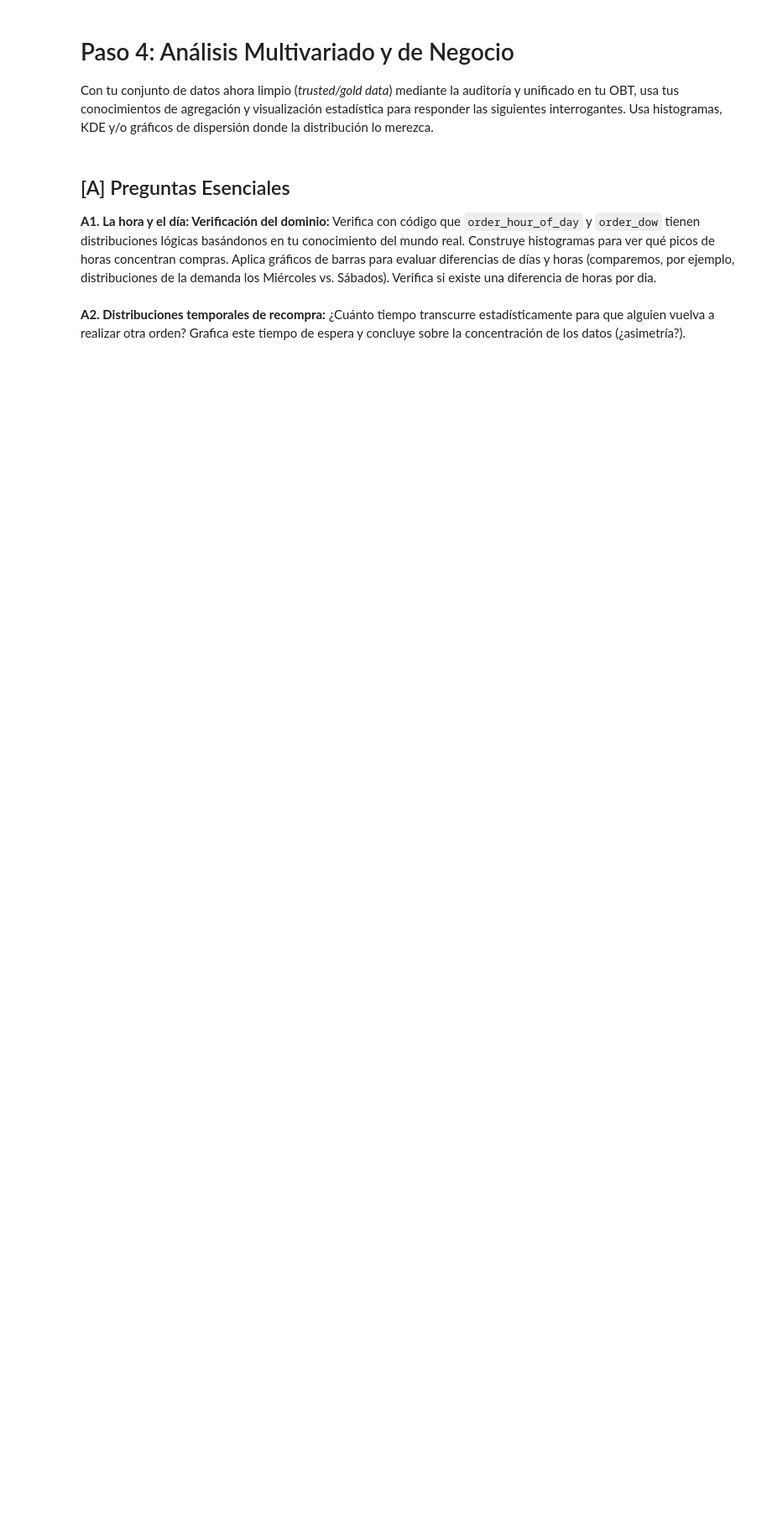
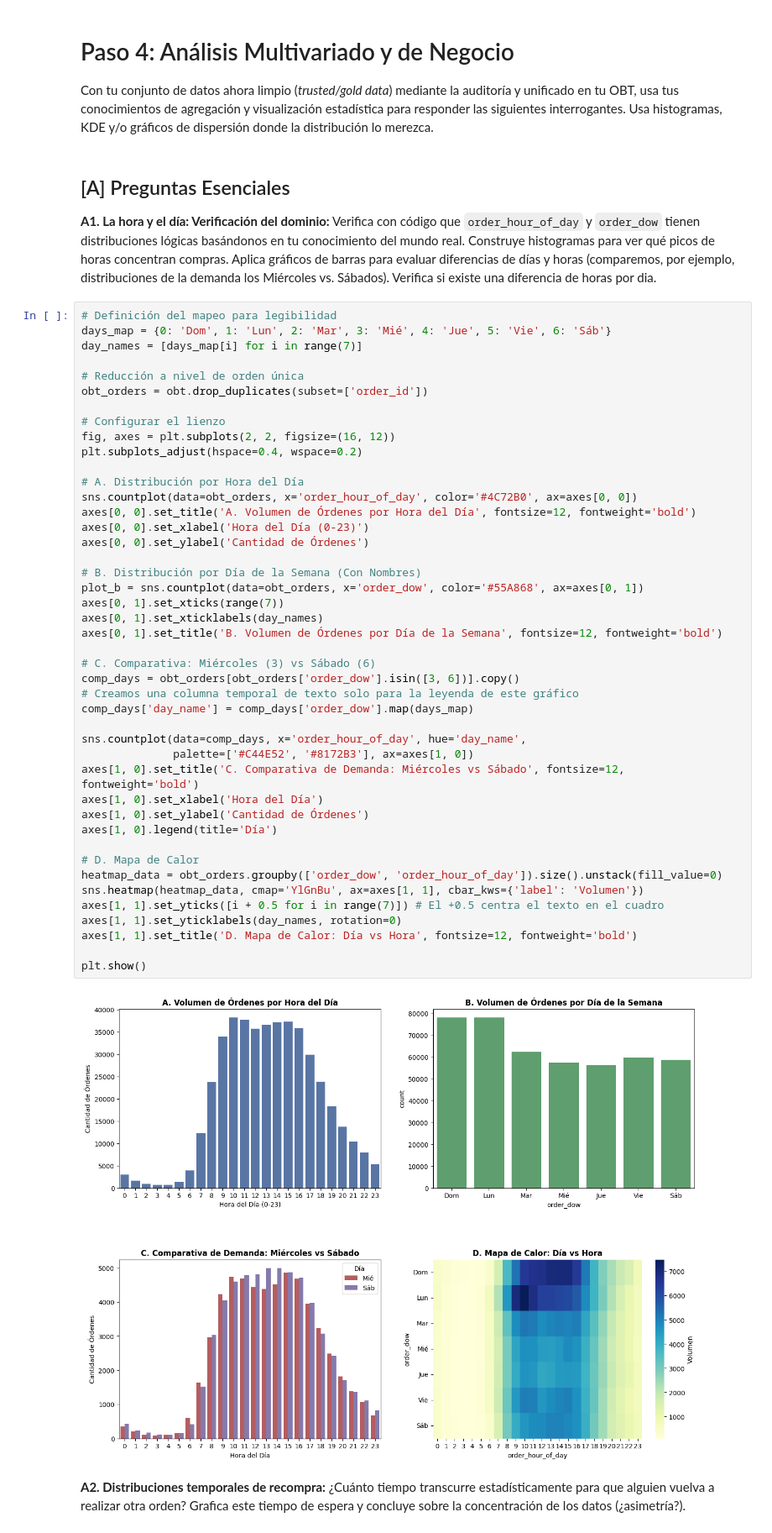
Before and after one commit to osbonilla/ds-week-2, a Jupyter notebook: taller_3_nombre_apellido.ipynb, the cells around one changed output. Shown at 84% size. Drawn from its saved outputs; the diff is of its cells as text; blank space fills up the shorter version.

```diff
--- a/taller_3_nombre_apellido.ipynb
+++ b/taller_3_nombre_apellido.ipynb
@@ -440,6 +442,52 @@ Con tu conjunto de datos ahora limpio (*trusted/gold data*) mediante la auditor
 
 **A1. La hora y el día: Verificación del dominio:**
 Verifica con código que `order_hour_of_day` y `order_dow` tienen distribuciones lógicas basándonos en tu conocimiento del mundo real. Construye histogramas para ver qué picos de horas concentran compras. Aplica gráficos de barras para evaluar diferencias de días y horas (comparemos, por ejemplo, distribuciones de la demanda los Miércoles vs. Sábados). Verifica si existe una diferencia de horas por dia.
+# %%
+# Definición del mapeo para legibilidad
+days_map = {0: 'Dom', 1: 'Lun', 2: 'Mar', 3: 'Mié', 4: 'Jue', 5: 'Vie', 6: 'Sáb'}
+day_names = [days_map[i] for i in range(7)]
+
+# Reducción a nivel de orden única
+obt_orders = obt.drop_duplicates(subset=['order_id'])
+
+# Configurar el lienzo
+fig, axes = plt.subplots(2, 2, figsize=(16, 12))
+plt.subplots_adjust(hspace=0.4, wspace=0.2)
+
+# A. Distribución por Hora del Día
+sns.countplot(data=obt_orders, x='order_hour_of_day', color='#4C72B0', ax=axes[0, 0])
+axes[0, 0].set_title('A. Volumen de Órdenes por Hora del Día', fontsize=12, fontweight='bold')
+axes[0, 0].set_xlabel('Hora del Día (0-23)')
+axes[0, 0].set_ylabel('Cantidad de Órdenes')
+
+# B. Distribución por Día de la Semana (Con Nombres)
+plot_b = sns.countplot(data=obt_orders, x='order_dow', color='#55A868', ax=axes[0, 1])
+axes[0, 1].set_xticks(range(7))
+axes[0, 1].set_xticklabels(day_names)
+axes[0, 1].set_title('B. Volumen de Órdenes por Día de la Semana', fontsize=12, fontweight='bold')
+
+# C. Comparativa: Miércoles (3) vs Sábado (6)
+comp_days = obt_orders[obt_orders['order_dow'].isin([3, 6])].copy()
+# Creamos una columna temporal de texto solo para la leyenda de este gráfico
+comp_days['day_name'] = comp_days['order_dow'].map(days_map)
+
+sns.countplot(data=comp_days, x='order_hour_of_day', hue='day_name',
+              palette=['#C44E52', '#8172B3'], ax=axes[1, 0])
+axes[1, 0].set_title('C. Comparativa de Demanda: Miércoles vs Sábado', fontsize=12, fontweight='bold')
+axes[1, 0].set_xlabel('Hora del Día')
+axes[1, 0].set_ylabel('Cantidad de Órdenes')
+axes[1, 0].legend(title='Día')
+
+# D. Mapa de Calor
+heatmap_data = obt_orders.groupby(['order_dow', 'order_hour_of_day']).size().unstack(fill_value=0)
+sns.heatmap(heatmap_data, cmap='YlGnBu', ax=axes[1, 1], cbar_kws={'label': 'Volumen'})
+axes[1, 1].set_yticks([i + 0.5 for i in range(7)]) # El +0.5 centra el texto en el cuadro
+axes[1, 1].set_yticklabels(day_names, rotation=0)
+axes[1, 1].set_title('D. Mapa de Calor: Día vs Hora', fontsize=12, fontweight='bold')
+
+plt.show()
+# %% [output]
+[figure, added]
 # %% [markdown]
 **A2. Distribuciones temporales de recompra:**
 ¿Cuánto tiempo transcurre estadísticamente para que alguien vuelva a realizar otra orden? Grafica este tiempo de espera y concluye sobre la concentración de los datos (¿asimetría?).
```
Also changed, not shown: parts of 6 cells of this notebook.
